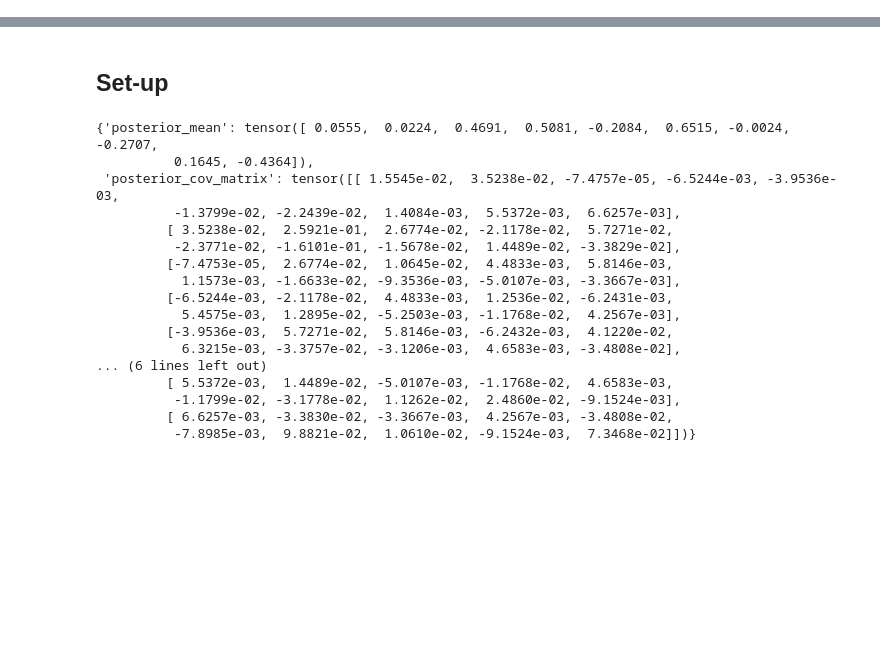
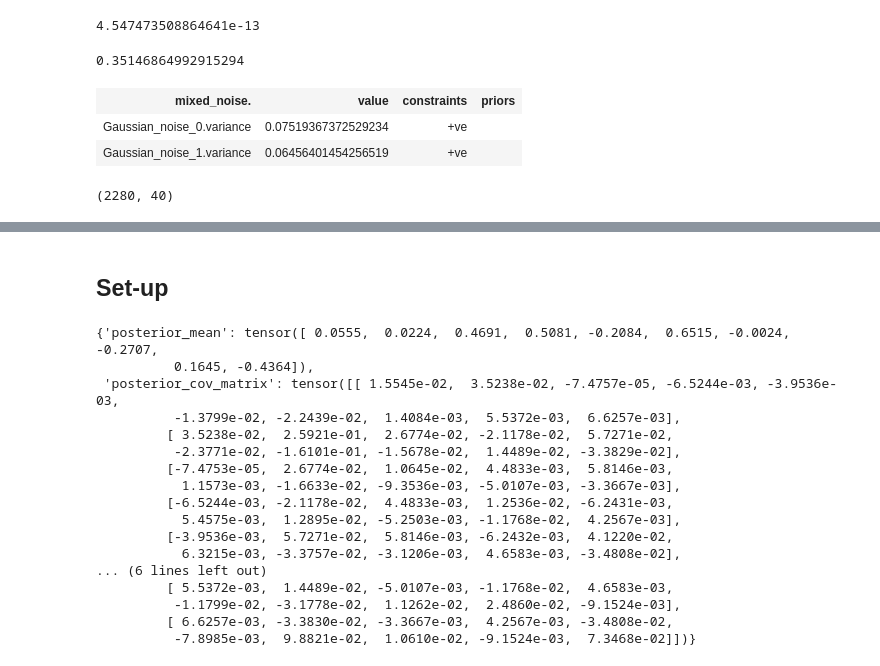
Before and after one commit to LucileTerminassian/causal_prospective_merge, a Jupyter notebook: notebooks/jake_linear_experiments.ipynb, the cells around one changed output, grey strips where cells are left out. Drawn from its saved outputs; the diff is of its cells as text; code cells hidden in the pictures; blank space fills up the shorter version.

Commit message:
added causal GP model

```diff
--- a/notebooks/jake_linear_experiments.ipynb
+++ b/notebooks/jake_linear_experiments.ipynb
@@ -21,0 +36,25 @@ from research_exp_utils import *
+# %%
+cGP.causal_EIG_closed_form(X_train[:100], W_train[:100])
+# %% [output]
+4.547473508864641e-13
+# %%
+from cmgp import CMGP
+from cmgp.datasets import load
+from cmgp.utils.metrics import sqrt_PEHE_with_diff
+import numpy as np
+
+X_train, W_train, Y_train, Y_train_full, X_test, Y_test = load("twins")
+
+model = CMGP(X_train[:100], W_train[:100], Y_train[:100], max_gp_iterations=100)
+
+pred = model.predict(X_test)
+
+pehe = sqrt_PEHE_with_diff(Y_test, pred)
+
+# print(f"PEHE score for CMGP on {dataset} = {pehe}")
+# %%
+model = CMGP(X_train[:200], W_train[:200], Y_train[:200], max_gp_iterations=200)
+# %%
+pehe
+# %% [output]
+0.35146864992915294
@@ -21,0 +82,10 @@ from research_exp_utils import *
+# %%
+model.model.likelihood
+# %% [output]
+| mixed_noise. | value | constraints | priors |
+| Gaussian_noise_0.variance | 0.07519367372529234 | +ve |  |
+| Gaussian_noise_1.variance | 0.06456401454256519 | +ve |  |
+# %%
+X_0.shape
+# %% [output]
+(2280, 40)
```
Also changed, not shown: parts of 12 cells of this notebook, 1 other file.
